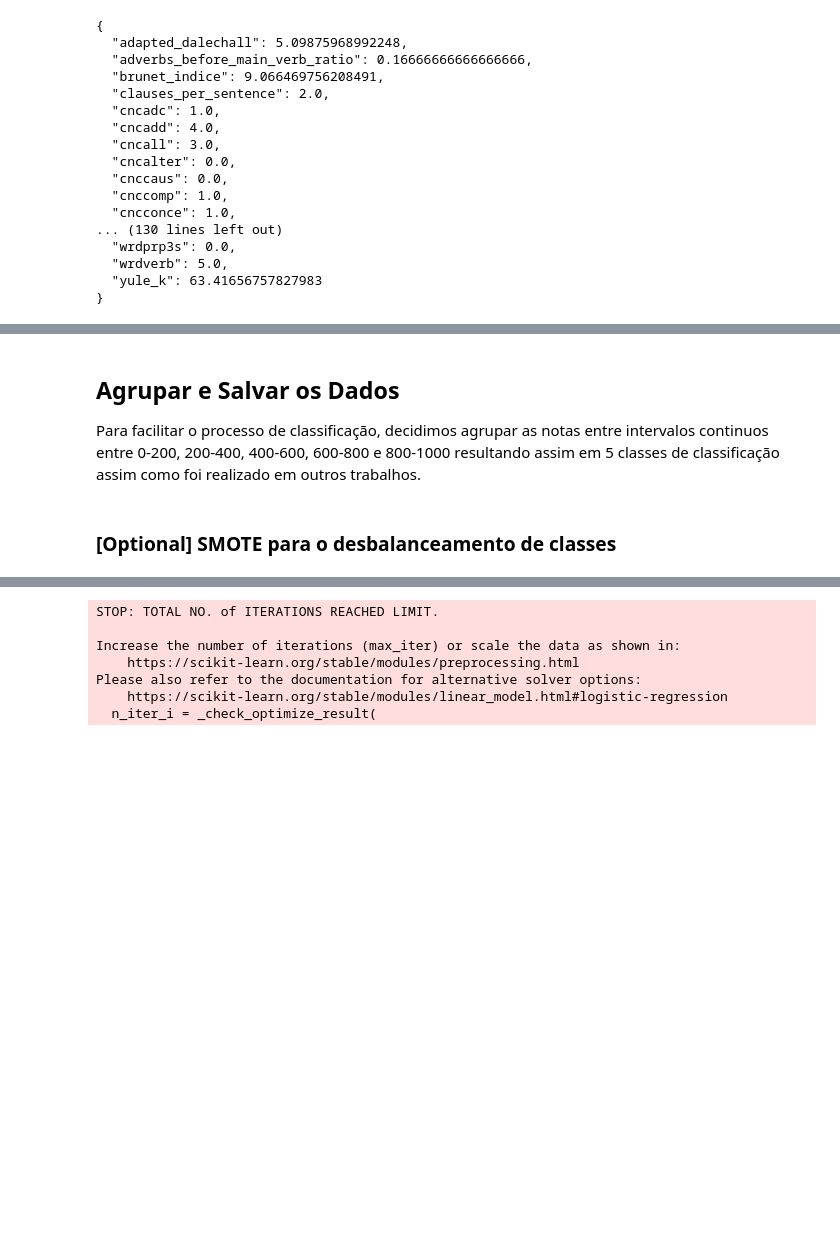
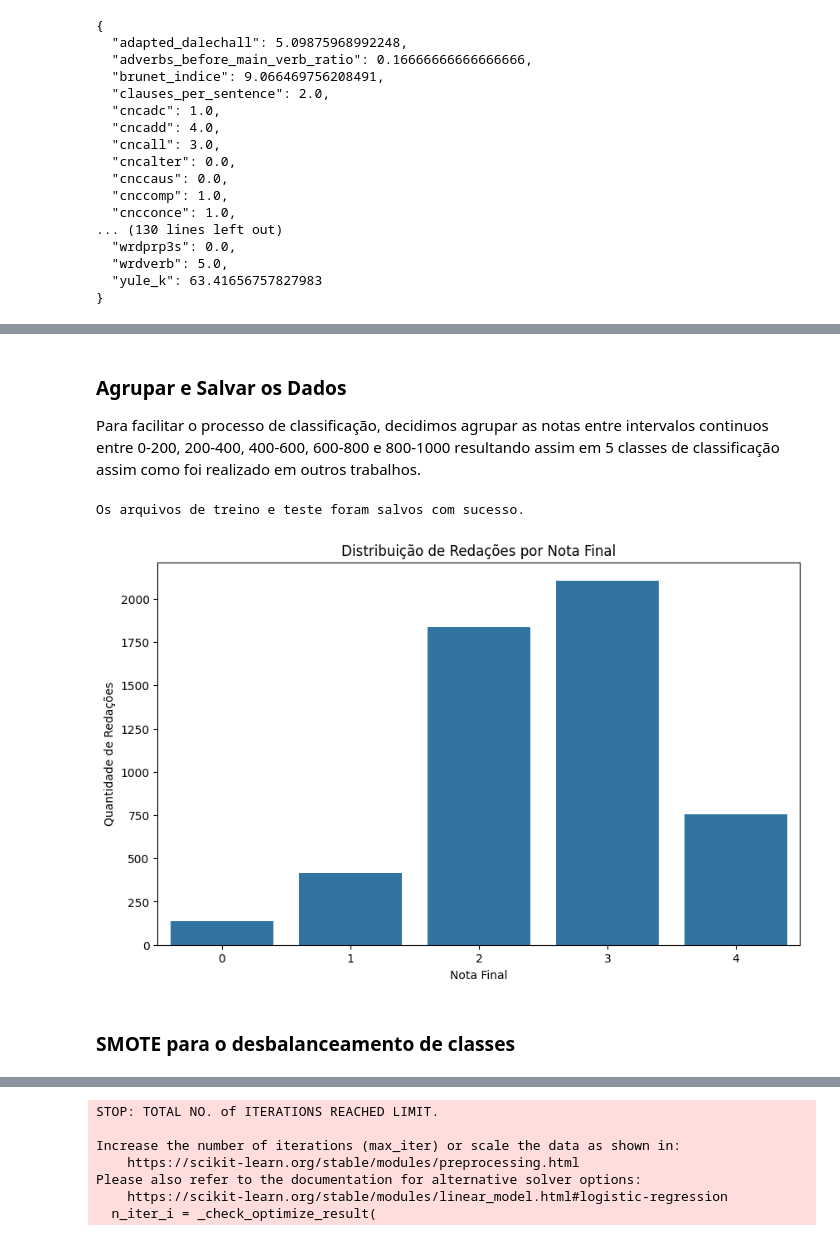
Before and after one commit to Tiagoblima/explanaible-essay-grading, a Jupyter notebook: notebooks/Essay Grade Classification.ipynb, the cells around one changed output, grey strips where cells are left out. Drawn from its saved outputs; the diff is of its cells as text; code cells hidden in the pictures; blank space fills up the shorter version.

```diff
--- a/notebooks/Essay Grade Classification.ipynb
+++ b/notebooks/Essay Grade Classification.ipynb
@@ -59,10 +112,12 @@ dataset = DatasetDF(df, text_column='text', target_column='target')
 # %%
-plt.figure(figsize=(10,6))
-sns.countplot(x='target', data=df)
-plt.title('Distribuição de Redações por Nota Final')
-plt.xlabel('Nota Final')
-plt.ylabel('Quantidade de Redações')
-plt.show()
+def plot_distribution_by_score(df):
+    plt.figure(figsize=(10,6))
+    sns.countplot(x='target', data=df)
+    plt.title('Distribuição de Redações por Nota Final')
+    plt.xlabel('Nota Final')
+    plt.ylabel('Quantidade de Redações')
+    plt.show()
+plot_distribution_by_score(df)
 # %% [output]
 [figure]
 # %% [markdown]
@@ -234,5 +278,5 @@ concatenated_df.to_csv('essay.csv', index=False)
 # %% [markdown]
-## Agrupar e Salvar os Dados
+### Agrupar e Salvar os Dados
 
 
 Para facilitar o processo de classificação, decidimos agrupar as notas entre intervalos
@@ -240,7 +284,7 @@ continuos entre 0-200, 200-400, 400-600, 600-800 e 800-1000 resultando assim em
 de classificação assim como foi realizado em outros trabalhos.
 # %%
 # Carregar o dataset CSV
-df = pd.read_csv('essay.csv')
+df = pd.read_csv('../data/features/essay.csv')
 
 # Definir os intervalos de notas
 bins = [0, 200, 400, 600, 800, 1000]
@@ -272,7 +316,9 @@ X_test_scaled_df = pd.DataFrame(X_test_scaled, columns=X.columns)
 X_test_scaled_df['target'] = y_test.values  # Adicionando a coluna 'target'
 
 # Salvar os dados normalizados com o target em CSV
-X_train_scaled_df.to_csv('essay_train_scaled.csv', index=False)
-X_test_scaled_df.to_csv('essay_test_scaled.csv', index=False)
+X_train_scaled_df.to_csv('../data/features/essay_train_scaled.csv', index=False)
+X_test_scaled_df.to_csv('../data/features/essay_test_scaled.csv', index=False)
 
 print("Os arquivos de treino e teste foram salvos com sucesso.")
+# %% [output]
+Os arquivos de treino e teste foram salvos com sucesso.
@@ -286,5 +325,9 @@ plt.show()
+# %%
+plot_distribution_by_score(X_train_scaled_df)
+# %% [output]
+[figure, added]
 # %% [markdown]
-### [Optional] SMOTE para o desbalanceamento de classes
+### SMOTE para o desbalanceamento de classes
 # %%
 # Aplicar SMOTE para balancear as classes
 smote = SMOTE(random_state=42)
```
Also changed, not shown: parts of 63 cells of this notebook, 2 other files.
